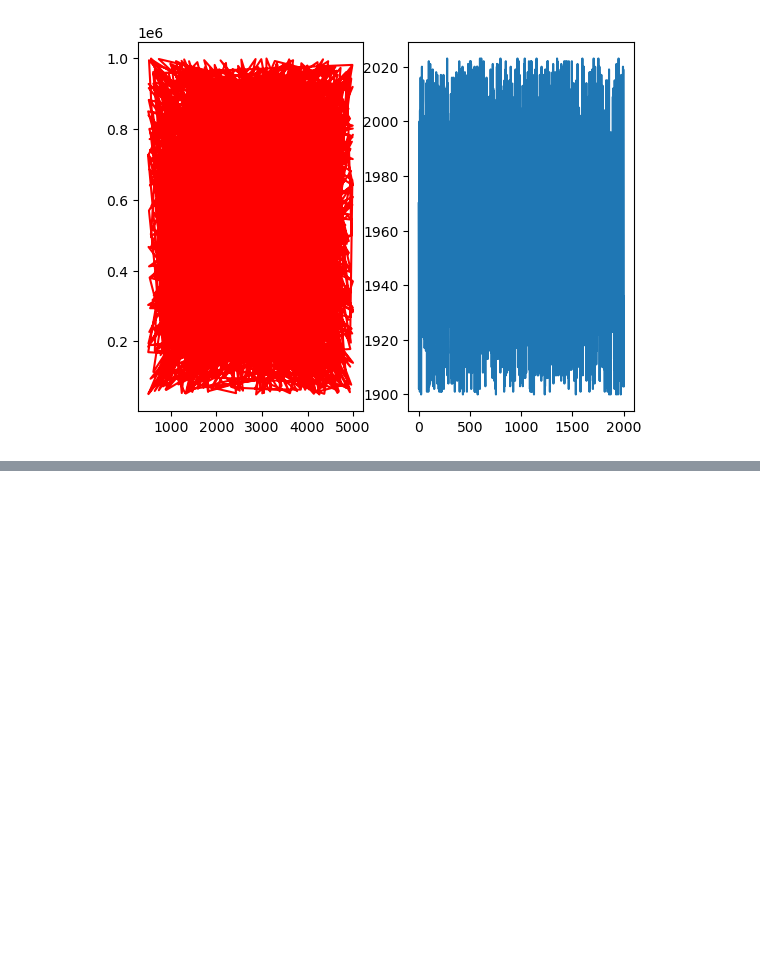
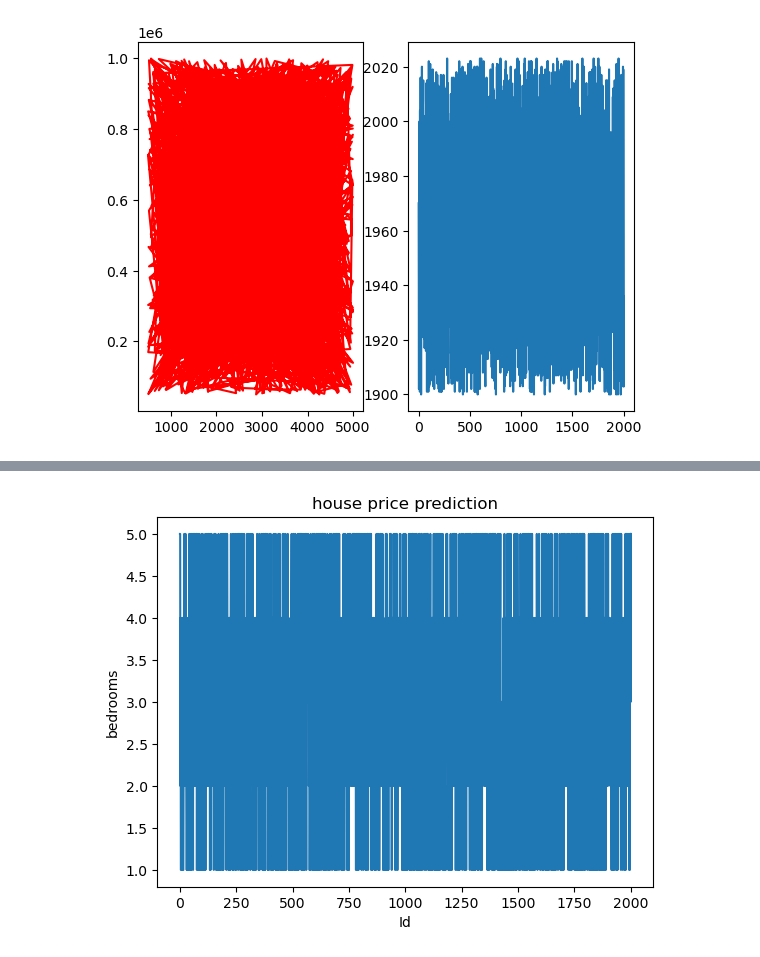
Before and after one commit to Kirthana3110/DataScience, a Jupyter notebook: matplotlib.ipynb, the cells around one changed output, grey strips where cells are left out. Saved outputs shown, nothing was run; the diff lists cells and outputs as text; code cells hidden in the pictures; blank space fills up the shorter version.

```diff
--- a/matplotlib.ipynb
+++ b/matplotlib.ipynb
@@ -245,0 +290,12 @@ plt.show()
+# %%
+import matplotlib.pyplot as plt
+
+plt.plot(df['Id'],df['Bedrooms'])
+
+plt.title("house price prediction")
+plt.xlabel("Id")
+plt.ylabel("bedrooms")
+
+plt.show()
+# %% [output]
+[figure, added]
```
Also changed, not shown: parts of 4 cells of this notebook.
